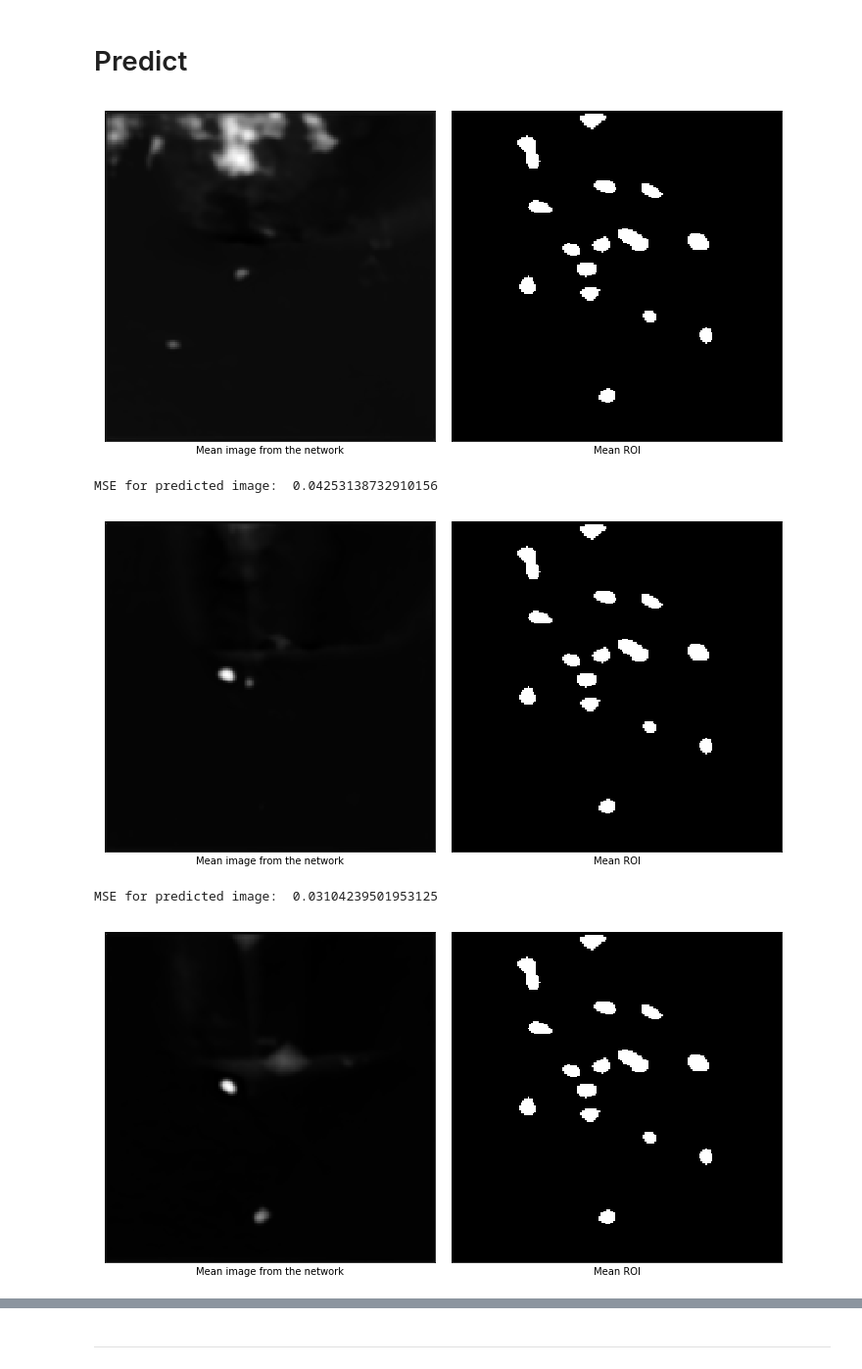
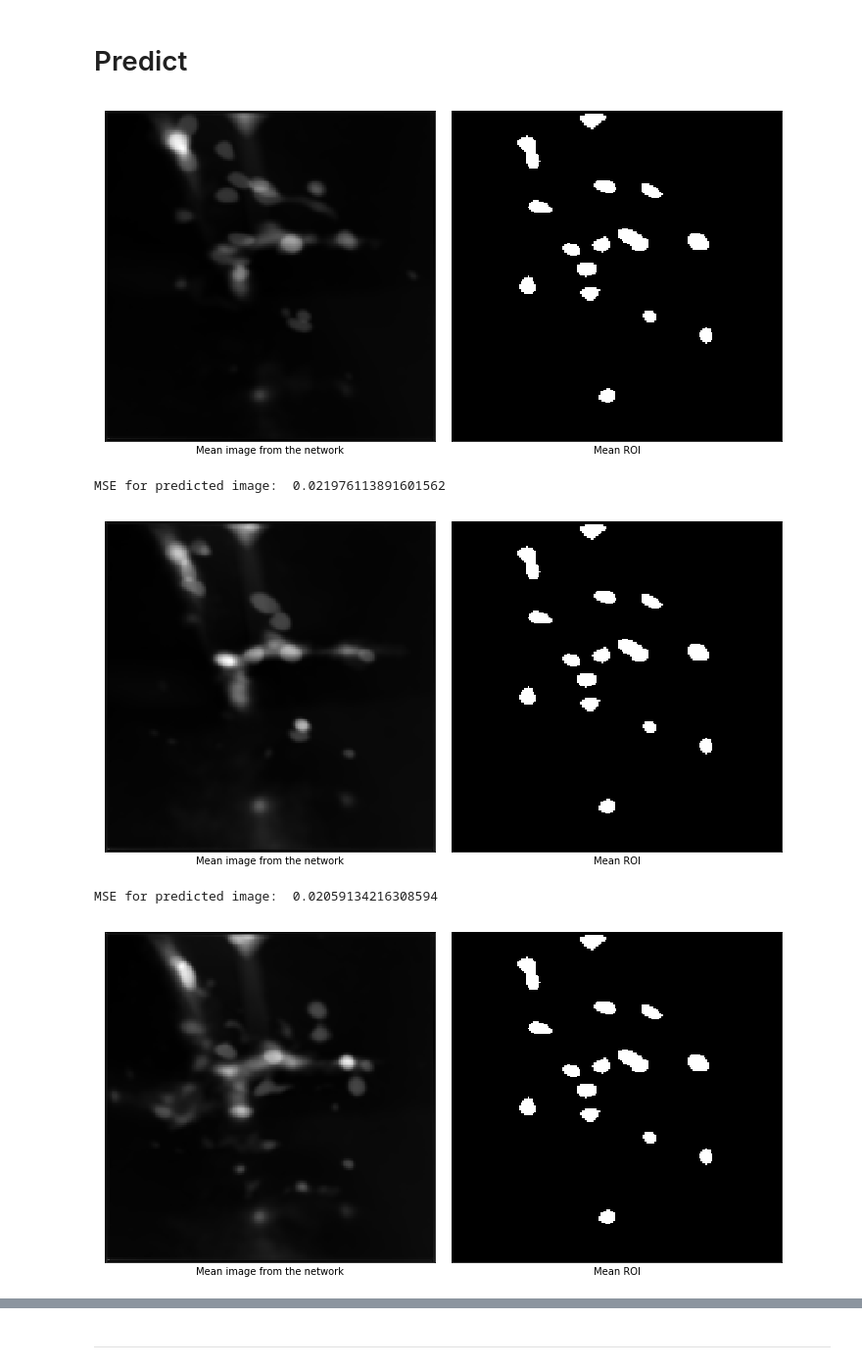
Before and after one commit to twpkevin06222/DE_Project, a Jupyter notebook: implementation_examples/Multilayer_CoordConv_meanROIv02.ipynb, the cells around one changed output, grey strips where cells are left out. Shown at 98% size. Saved outputs shown, nothing was run; the diff lists cells and outputs as text; code cells hidden in the pictures.

```diff
--- a/implementation_examples/Multilayer_CoordConv_meanROIv02.ipynb
+++ b/implementation_examples/Multilayer_CoordConv_meanROIv02.ipynb
@@ -155,11 +155,11 @@ for i in range(len(re_list)):
     sums+=np.squeeze(re_list[i])
     total_index+=1
 
-mean_img = sums/total_index
+mean_img_ori = sums/total_index
 
 #apply min max norm for mean image
-mean_img = utils.min_max_norm(mean_img)
+mean_img = utils.min_max_norm(mean_img_ori)
 
-print('Max value:', np.max(mean_img))
-print('Min value:', np.min(mean_img))
+print('Max value:', np.max(mean_img_ori))
+print('Min value:', np.min(mean_img_ori))
 # %% [output]
@@ -409,25 +409,30 @@ plot_loss(loss_list)
 # Predict
 # %%
 sums = 0
+slices = 20 #slices of image from image stack
 n = 5
-for i in range(len(re_list)):
-    # expand dims in axis 0 because model takes in 4-dim!
-    input_img = np.expand_dims(re_list[i], axis = 0)
-    conv_img = model(input_img)
+
+#create data generator for test set
+ds_test = tf.data.Dataset.from_tensor_slices(re_list).shuffle(10000).repeat(REPEAT).batch(slices)
+
+for i, (test_batch) in enumerate(ds_test):
+    assert test_batch.shape[0] == slices
+
+    conv_img = model(test_batch)
     mean_img = img_mean(conv_img)
     mean_img = min_max_norm(mean_img)
 
     #squeeze image such that (1, IMG_SIZE, IMG_SIZE, 1) => (IMG_SIZE, IMG_SIZE) for plotting!
     plot_2(np.squeeze(mean_img), mean_roi, figsize = (10,10))
     print('MSE for predicted image: ', MSE_image(mean_img, mean_roi))
     sums+=1
 
     #plot only n images for prediction
     if sums == n:
         break
 # %% [output]
-[figure, old version]
+[figure, new version]
-MSE for predicted image:  0.04253138732910156
+MSE for predicted image:  0.021976113891601562
-[figure, old version]
+[figure, new version]
-MSE for predicted image:  0.03104239501953125
+MSE for predicted image:  0.02059134216308594
-[figure, old version]
+[figure, new version]
```
Also changed, not shown: parts of 9 cells of this notebook.
